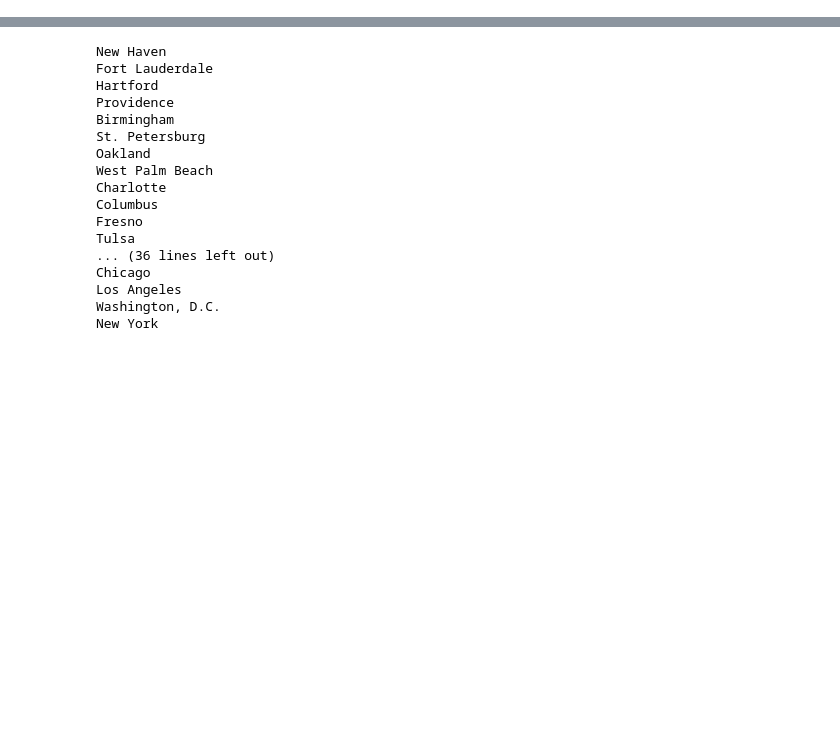
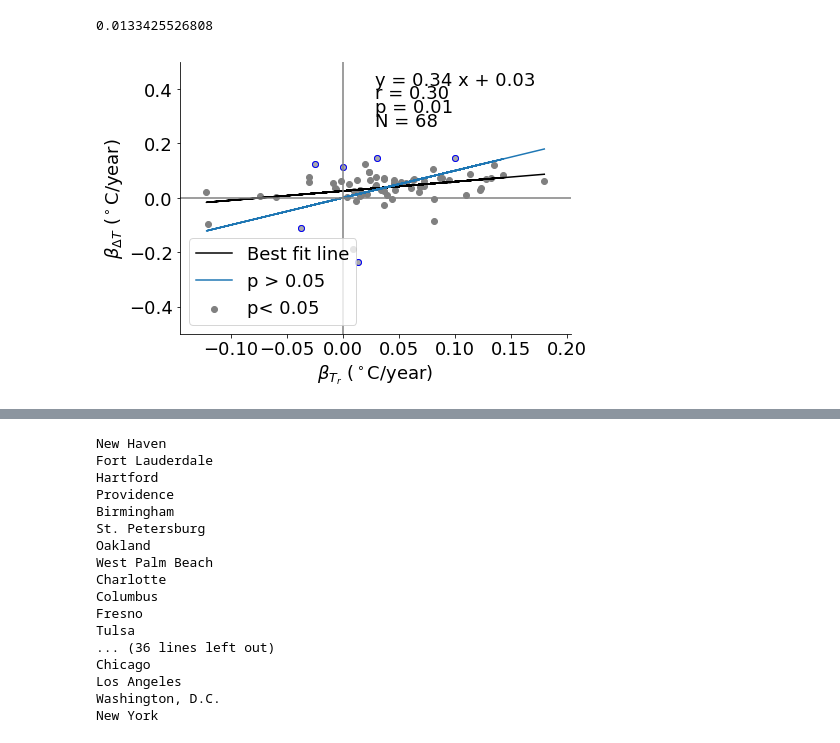
Before and after one commit to gottscott/heat, a Jupyter notebook: PaperFigures.ipynb, the cells around one changed output, grey strips where cells are left out. Saved outputs shown, nothing was run; the diff lists cells and outputs as text; code cells hidden in the pictures; blank space fills up the shorter version.

```diff
--- a/PaperFigures.ipynb
+++ b/PaperFigures.ipynb
@@ -681,0 +1095,29 @@ mean_summer_tvsdt = np.nan*np.ones([paired_df.shape[0], 3])
+# %%
+# fig 4 : changes over time
+# plot mean urban trends versus mean rural trends
+x = results_df['trend_r']
+y =  results_df['trend_u']
+plt.figure(figsize=[7,5])
+# plt.errorbar(x, y, yerr = slopes_std, fmt='o', alpha = .5,#markersize='10',
+#              color = 'DarkGray', zorder =0)
+
+m, r, p = easy_scatter(results_df['trend_r'].values,results_df['trend_u'].values,
+           '', r'$\beta_{T_u}$ ($^\circ$C/year)', #30-year JJA Trend Relationship
+           r'$\beta_{\Delta T}$ ($^\circ$C/year)')
+plt.plot(x,x)
+
+plt.scatter(results_df[(results_df['trend_r_p'] < .05) & (results_df['trend_u_p']<.05)]['trend_r'],
+           results_df[(results_df['trend_r_p'] < .05) & (results_df['trend_u_p']<.05)]['trend_u'],
+           color = 'darkgray', edgecolor = 'blue', zorder =1)
+
+plt.legend(['Best fit line', 'p > 0.05', 'p< 0.05'], loc = 3)
+
+plt.axhline(0, color = 'gray')
+plt.axvline(0, color = 'gray')
+plt.ylim([-0.5,.5])
+prettify_plot()
+plt.savefig(results_filepath+'figure03_15years.pdf', bbox_inches='tight')
+print(p)
+# %% [output]
+0.0133425526808
+[figure, added]
```
Also changed, not shown: parts of 51 cells of this notebook, 2 other files.
